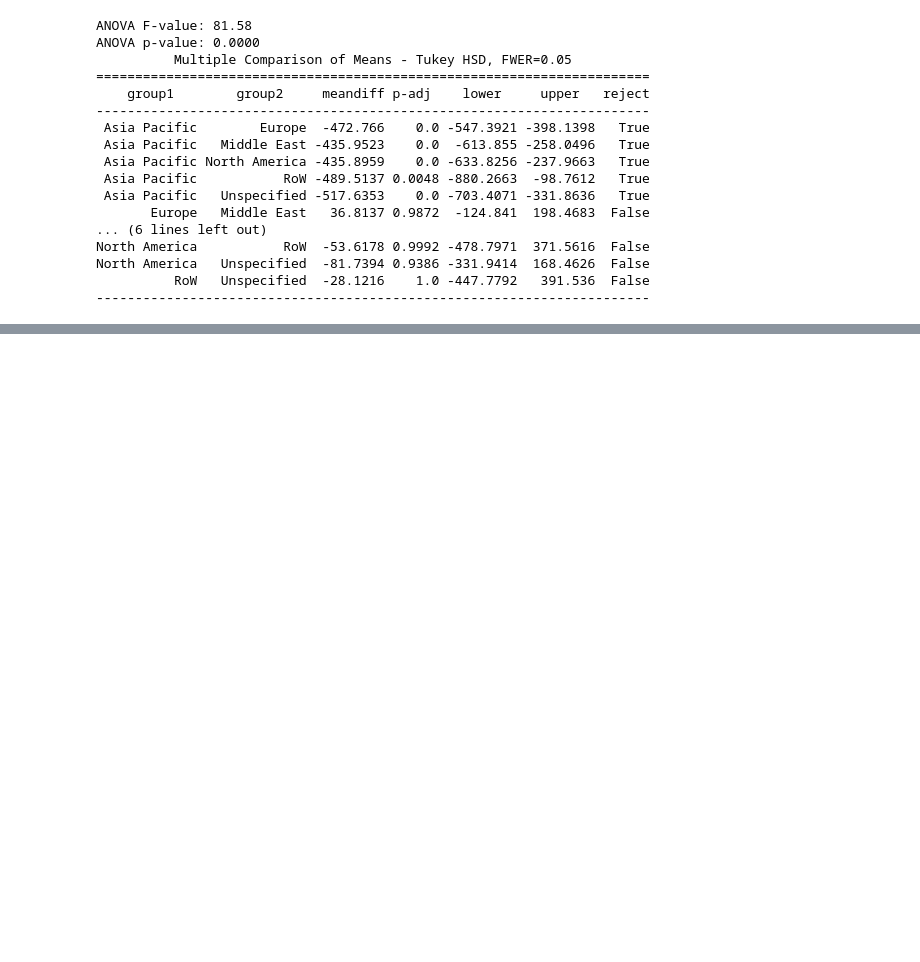
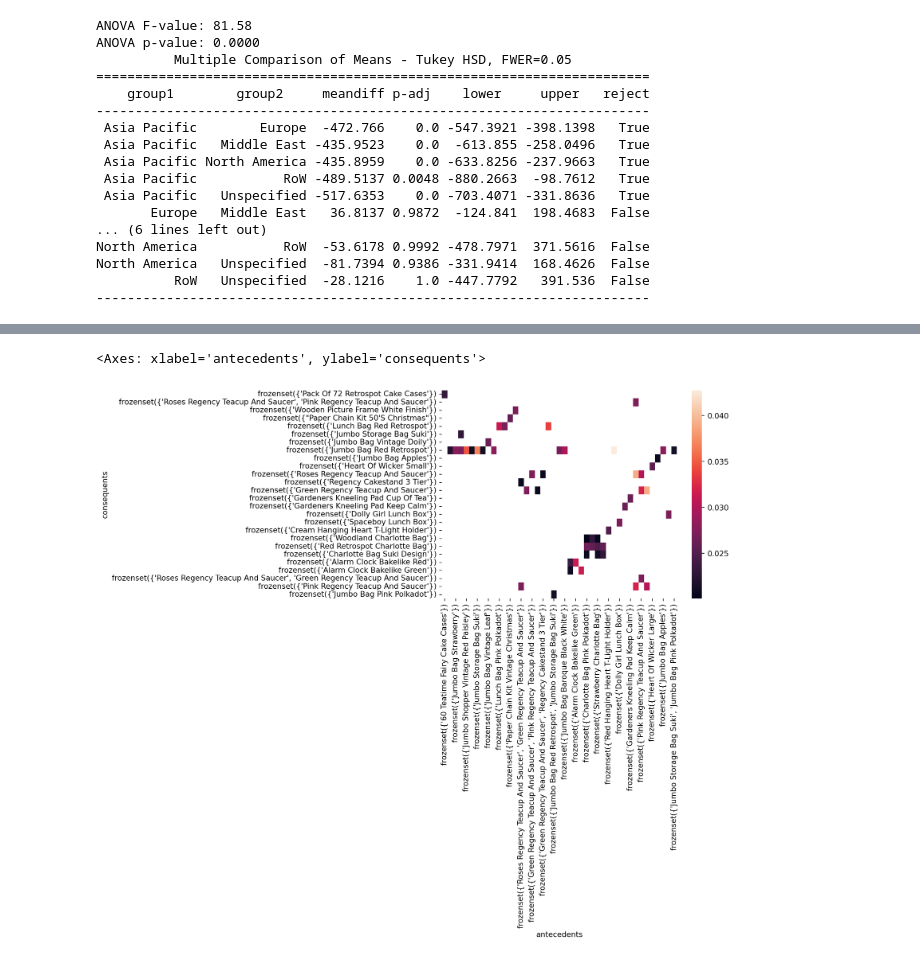
Before and after one commit to antobzzll/Analytics-Portfolio, a Jupyter notebook: Business Analytics/Market Basket Analysis/e-commerce-analytics.ipynb, the cells around one changed output, grey strips where cells are left out. Drawn from its saved outputs; the diff is of its cells as text; code cells hidden in the pictures; blank space fills up the shorter version.

```diff
--- a/Business Analytics/Market Basket Analysis/e-commerce-analytics.ipynb
+++ b/Business Analytics/Market Basket Analysis/e-commerce-analytics.ipynb
@@ -583,0 +518,6 @@ rules_name
+# %%
+frequent_itemsets = apriori(onehot,
+                            min_support = 0.02,
+                            max_len = 5,
+                            use_colnames = True)
+print('Number of itemsets selected:', len(frequent_itemsets))
@@ -583,0 +526,5 @@ rules_name
+# %%
+rules = association_rules(frequent_itemsets, metric='confidence', min_threshold=0.51)
+rules['n_antecedents'] = rules['antecedents'].apply(lambda x: len(x))
+rules['n_consequents'] = rules['consequents'].apply(lambda x: len(x))
+rules.sort_values('confidence', ascending=False)
@@ -583,0 +565,6 @@ rules_name
+# %%
+support_table = rules.pivot(index='consequents', columns='antecedents', values='support')
+sns.heatmap(support_table)
+# %% [output]
+<Axes: xlabel='antecedents', ylabel='consequents'>
+[figure, added]
```
Also changed, not shown: parts of 27 cells of this notebook, 22 other files.
